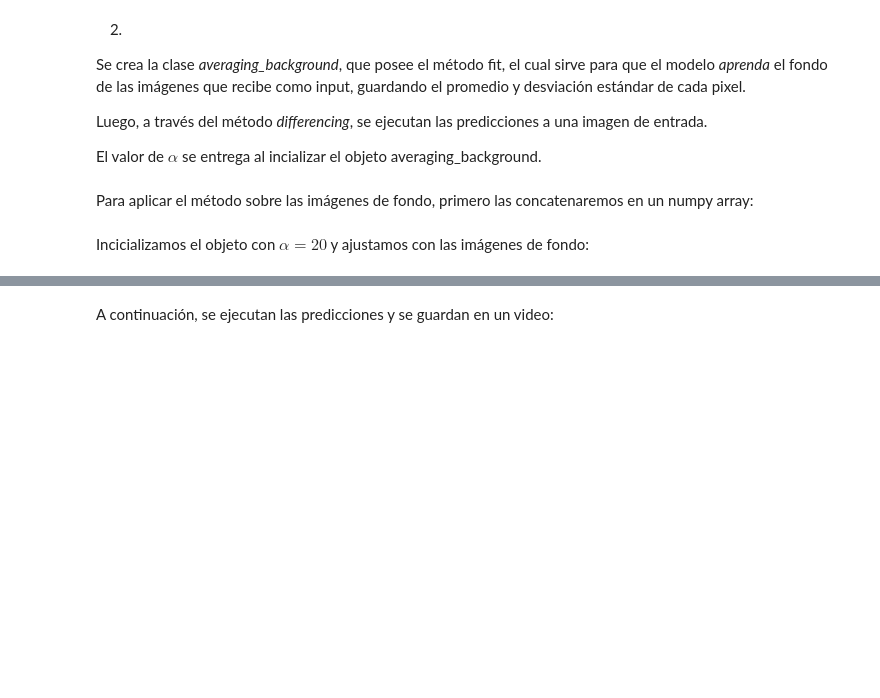
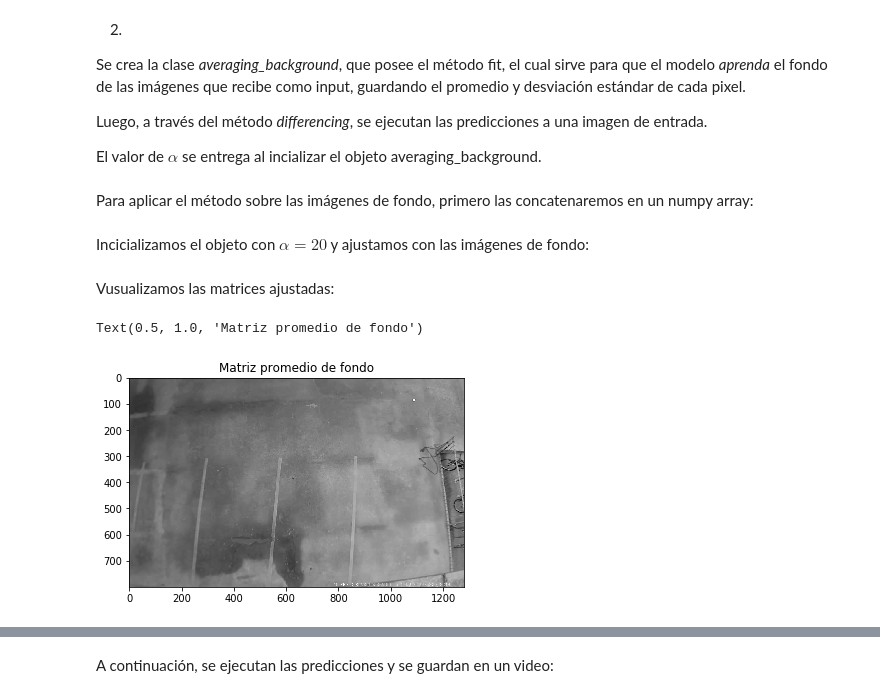
Before and after one commit to iazt/labIC, a Jupyter notebook: lab3/Lab 3.ipynb, the cells around one changed output, grey strips where cells are left out. Cells and saved outputs as stored; diff of their text form; code cells hidden in the pictures; blank space fills up the shorter version.

```diff
--- a/lab3/Lab 3.ipynb
+++ b/lab3/Lab 3.ipynb
@@ -86,3 +86,11 @@ Incicializamos el objeto con $\alpha = 20$ y ajustamos con las imágenes de fond
 # %%
 avg_background = averaging_background(20)
 avg_background.fit(fondo)
+# %% [markdown]
+Vusualizamos las matrices ajustadas:
+# %%
+plt.imshow(avg_background.X, cmap = 'gray')
+plt.title('Matriz promedio de fondo')
+# %% [output]
+Text(0.5, 1.0, 'Matriz promedio de fondo')
+[figure, added]
```
Also changed, not shown: parts of 3 cells of this notebook.
